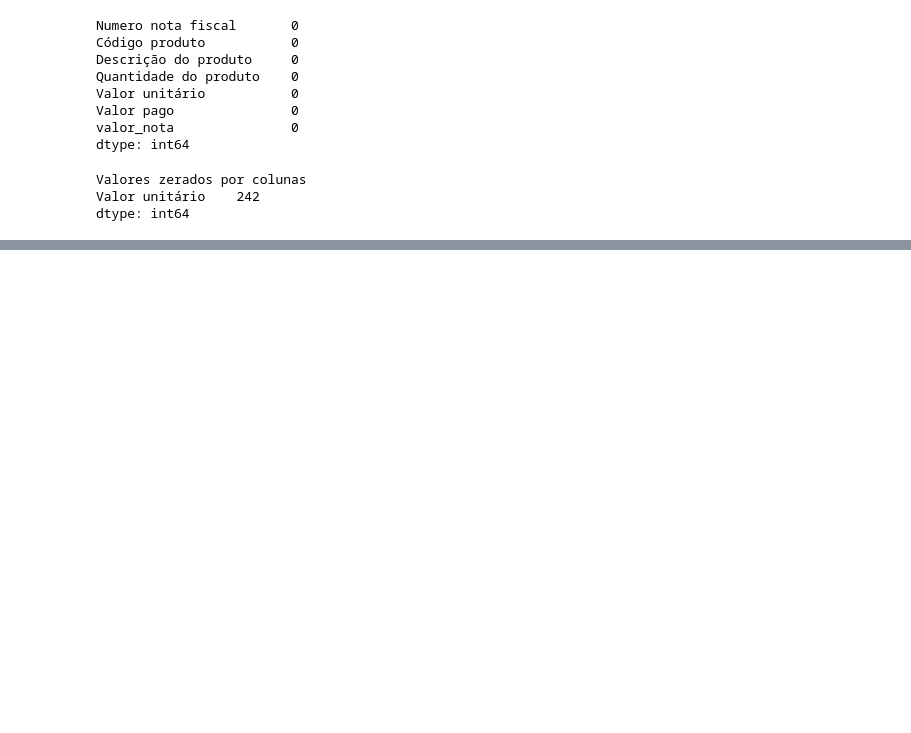
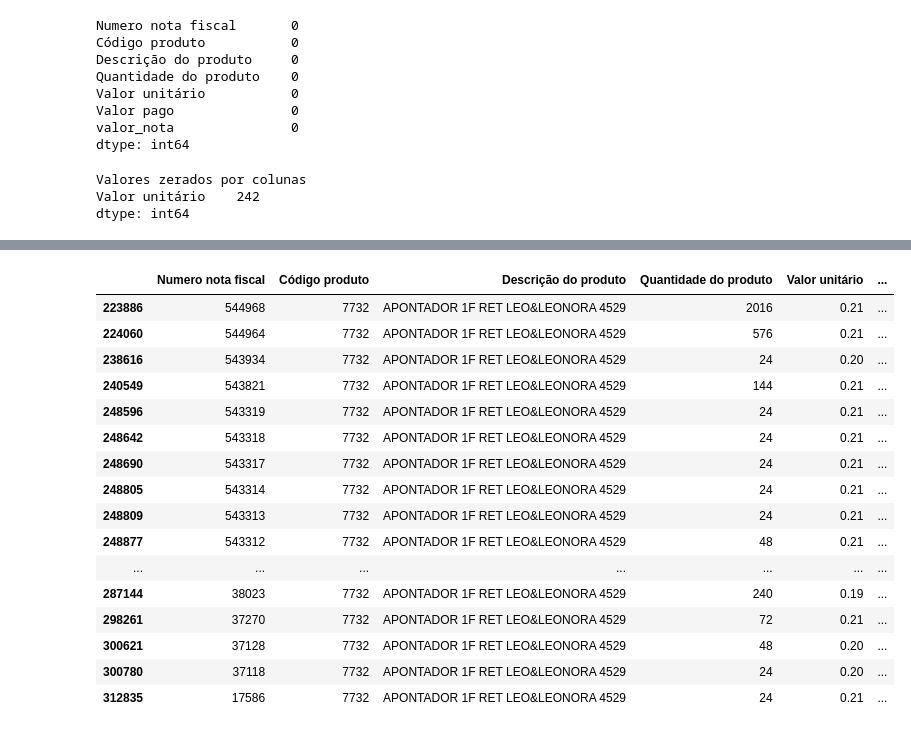
Before and after one commit to PauloQuirinoMN/Sistema-de-Recomendacao-e-Cross-selling, a Jupyter notebook: notas.ipynb, the cells around one changed output, grey strips where cells are left out. Drawn from its saved outputs; the diff is of its cells as text; code cells hidden in the pictures; blank space fills up the shorter version.

```diff
--- a/notas.ipynb
+++ b/notas.ipynb
@@ -215,3 +215,8 @@ print(zeros[zeros > 0]) # mostra apenas colunas com valores zero
 Valores zerados por colunas
 Valor unitário    242
 dtype: int64
+# %%
+
+df_vendas_limpo["Diferença real"] = df_vendas_limpo["Valor unitário"] - df_vendas_limpo["Valor pago"]
+df_vendas_limpo["Deferença %"] = (df_vendas_limpo["Diferença real"] / df_vendas_limpo["Valor unitário"] * 100).round(2)
+df_vendas_limpo
@@ -217,0 +263,21 @@ dtype: int64
+# %%
+valor_mina = df_vendas_limpo[df_vendas_limpo["Valor pago"] == 0.170000]
+valor_mina
+# %% [output]
+|  | Numero nota fiscal | Código produto | Descrição do produto | Quantidade do produto | Valor unitário | ... |
+| 223886 | 544968 | 7732 | APONTADOR 1F RET LEO&LEONORA 4529 | 2016 | 0.21 | ... |
+| 224060 | 544964 | 7732 | APONTADOR 1F RET LEO&LEONORA 4529 | 576 | 0.21 | ... |
+| 238616 | 543934 | 7732 | APONTADOR 1F RET LEO&LEONORA 4529 | 24 | 0.20 | ... |
+| 240549 | 543821 | 7732 | APONTADOR 1F RET LEO&LEONORA 4529 | 144 | 0.21 | ... |
+| 248596 | 543319 | 7732 | APONTADOR 1F RET LEO&LEONORA 4529 | 24 | 0.21 | ... |
+| 248642 | 543318 | 7732 | APONTADOR 1F RET LEO&LEONORA 4529 | 24 | 0.21 | ... |
+| 248690 | 543317 | 7732 | APONTADOR 1F RET LEO&LEONORA 4529 | 24 | 0.21 | ... |
+| 248805 | 543314 | 7732 | APONTADOR 1F RET LEO&LEONORA 4529 | 24 | 0.21 | ... |
+| 248809 | 543313 | 7732 | APONTADOR 1F RET LEO&LEONORA 4529 | 24 | 0.21 | ... |
+| 248877 | 543312 | 7732 | APONTADOR 1F RET LEO&LEONORA 4529 | 48 | 0.21 | ... |
+| ... | ... | ... | ... | ... | ... | ... |
+| 287144 | 38023 | 7732 | APONTADOR 1F RET LEO&LEONORA 4529 | 240 | 0.19 | ... |
+| 298261 | 37270 | 7732 | APONTADOR 1F RET LEO&LEONORA 4529 | 72 | 0.21 | ... |
+| 300621 | 37128 | 7732 | APONTADOR 1F RET LEO&LEONORA 4529 | 48 | 0.20 | ... |
+| 300780 | 37118 | 7732 | APONTADOR 1F RET LEO&LEONORA 4529 | 24 | 0.20 | ... |
+| 312835 | 17586 | 7732 | APONTADOR 1F RET LEO&LEONORA 4529 | 24 | 0.21 | ... |
```
Also changed, not shown: parts of 4 cells of this notebook, 2 other files.
